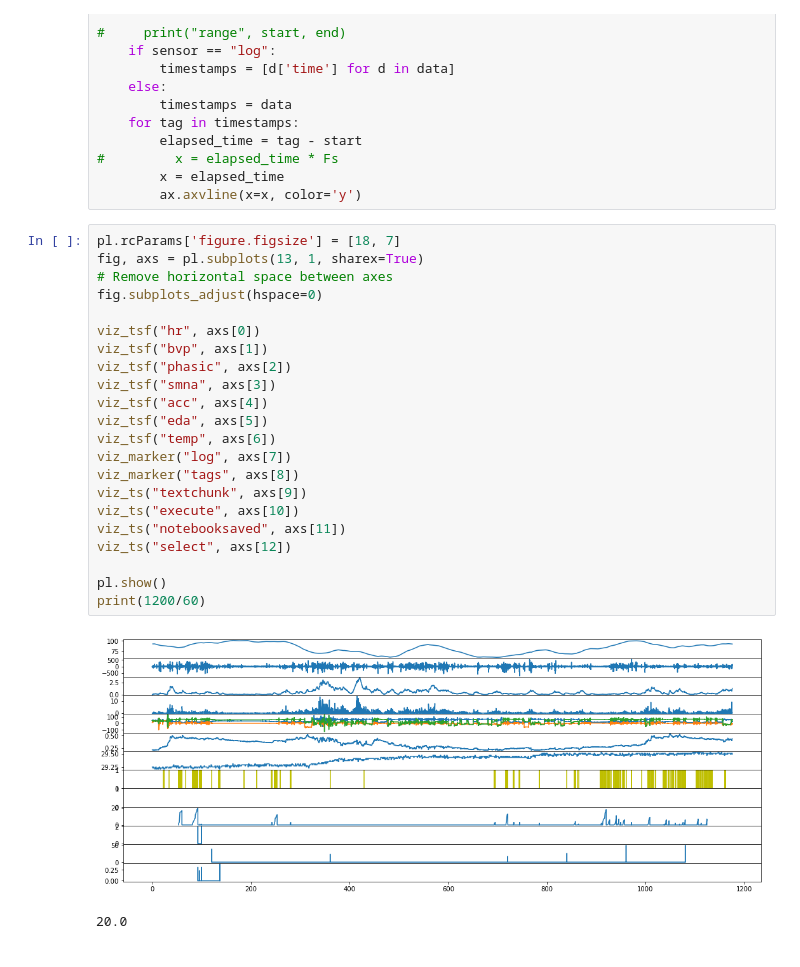
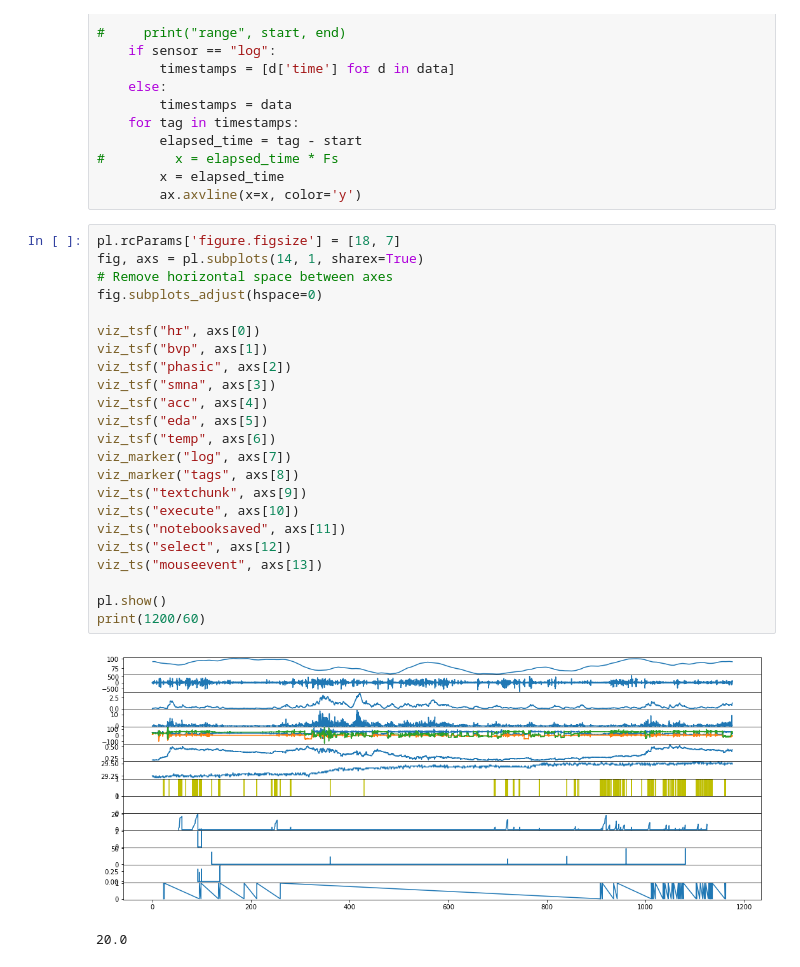
Before and after one commit to The-Hybrid-Atelier/biosignal-processing, a Jupyter notebook: codewords/StudyDataViz.ipynb, the cells around one changed output. Saved outputs shown, nothing was run; the diff lists cells and outputs as text.

```diff
--- a/codewords/StudyDataViz.ipynb
+++ b/codewords/StudyDataViz.ipynb
@@ -80,26 +80,27 @@ def viz_marker(sensor, ax=pl):
         ax.axvline(x=x, color='y')
 # %%
 pl.rcParams['figure.figsize'] = [18, 7]
-fig, axs = pl.subplots(13, 1, sharex=True)
+fig, axs = pl.subplots(14, 1, sharex=True)
 # Remove horizontal space between axes
 fig.subplots_adjust(hspace=0)
 
 viz_tsf("hr", axs[0])
 viz_tsf("bvp", axs[1])
 viz_tsf("phasic", axs[2])
 viz_tsf("smna", axs[3])
 viz_tsf("acc", axs[4])
 viz_tsf("eda", axs[5])
 viz_tsf("temp", axs[6])
 viz_marker("log", axs[7])
 viz_marker("tags", axs[8])
 viz_ts("textchunk", axs[9])
 viz_ts("execute", axs[10])
 viz_ts("notebooksaved", axs[11])
 viz_ts("select", axs[12])
+viz_ts("mouseevent", axs[13])
 
 pl.show()
 print(1200/60)
 # %% [output]
-[figure, old version]
+[figure, new version]
 20.0
```
Also changed, not shown: 3 other files.
